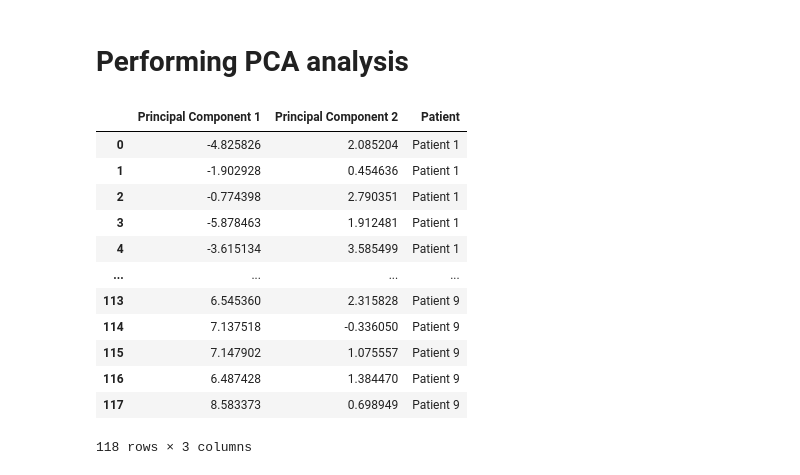
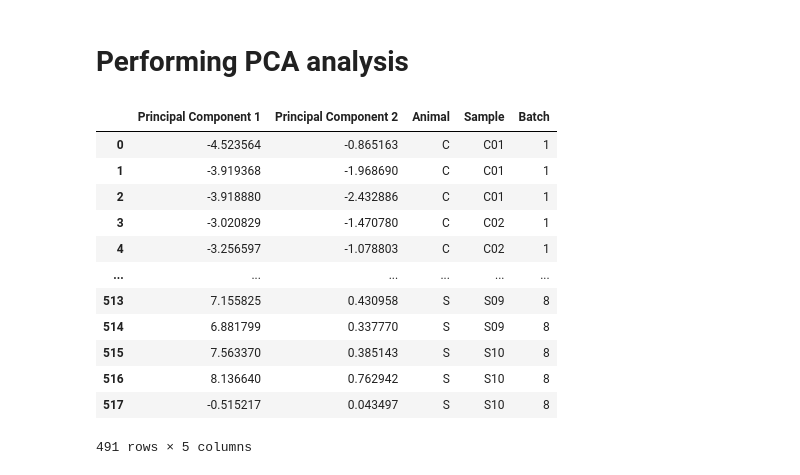
Before and after one commit to adam-grove/Final-year-project-AG, a Jupyter notebook: Analysis/PCA_Visualiser.ipynb, the cells around one changed output. Saved outputs shown, nothing was run; the diff lists cells and outputs as text; code cells hidden in the pictures.

```diff
--- a/Analysis/PCA_Visualiser.ipynb
+++ b/Analysis/PCA_Visualiser.ipynb
@@ -96,0 +70,26 @@ array(['Patient 1', 'Patient 2', 'Patient 3', 'Patient 4', 'Patient 5',
+# %%
+# Extracting the sample type, batch and replicate information
+labels = []
+batches = []
+sample_info = []
+animals = []
+samples = []
+for col in df.columns[1:]:
+  parts = col.split('_')
+  sample_info.append((parts[0], parts[1], int(parts[2][3:])))
+
+  batches.append(int(parts[0][-1]))
+  animals.append(parts[1][:1])
+
+  samples.append(parts[1])
+
+
+
+shapes = {'Q': 'o', 'C': 's', 'S': '^'}
+
+transposed_df = df[2:].T
+transposed_df = transposed_df.rename(columns =  transposed_df.iloc[0])
+transposed_df = transposed_df.iloc[1:]
+# transposed_df
+
+sample_info
@@ -97,7 +114,7 @@ array(['Patient 1', 'Patient 2', 'Patient 3', 'Patient 4', 'Patient 5',
 # %% [markdown]
 # Scaling the data
 # %%
-x = StandardScaler().fit_transform(x)
+x = StandardScaler().fit_transform(transposed_df)
 # %% [markdown]
 ## Filling in missing values
 Using k-nearest neighbour
@@ -127,22 +144,27 @@ array([[-0.88771674, -0.59906799, -2.10439368, ..., -1.20634742,
 # Performing PCA analysis
 # %%
 pca = PCA(n_components=2)
-principalComponents = pca.fit_transform(x)
-principalDf = pd.DataFrame(data=principalComponents, columns=["Principal Component 1","Principal Component 2"])
-principalDf["Patient"] = patients
+pca_data = pca.fit_transform(x)
+principalDf = pd.DataFrame(data=pca_data, columns=["Principal Component 1","Principal Component 2"])
+
+principalDf["Animal"] = animals
+principalDf["Sample"] = samples
+principalDf["Batch"] = batches
+
+principalDf = principalDf[principalDf["Animal"] != "B"]
 
 principalDf
 # %% [output]
-|  | Principal Component 1 | Principal Component 2 | Patient |
-| 0 | -4.825826 | 2.085204 | Patient 1 |
-| 1 | -1.902928 | 0.454636 | Patient 1 |
-| 2 | -0.774398 | 2.790351 | Patient 1 |
-| 3 | -5.878463 | 1.912481 | Patient 1 |
-| 4 | -3.615134 | 3.585499 | Patient 1 |
-| ... | ... | ... | ... |
-| 113 | 6.545360 | 2.315828 | Patient 9 |
-| 114 | 7.137518 | -0.336050 | Patient 9 |
-| 115 | 7.147902 | 1.075557 | Patient 9 |
-| 116 | 6.487428 | 1.384470 | Patient 9 |
-| 117 | 8.583373 | 0.698949 | Patient 9 |
+|  | Principal Component 1 | Principal Component 2 | Animal | Sample | Batch |
+| 0 | -4.523564 | -0.865163 | C | C01 | 1 |
+| 1 | -3.919368 | -1.968690 | C | C01 | 1 |
+| 2 | -3.918880 | -2.432886 | C | C01 | 1 |
+| 3 | -3.020829 | -1.470780 | C | C02 | 1 |
+| 4 | -3.256597 | -1.078803 | C | C02 | 1 |
+| ... | ... | ... | ... | ... | ... |
+| 513 | 7.155825 | 0.430958 | S | S09 | 8 |
+| 514 | 6.881799 | 0.337770 | S | S09 | 8 |
+| 515 | 7.563370 | 0.385143 | S | S10 | 8 |
+| 516 | 8.136640 | 0.762942 | S | S10 | 8 |
+| 517 | -0.515217 | 0.043497 | S | S10 | 8 |
-118 rows × 3 columns
+491 rows × 5 columns
```
Also changed, not shown: parts of 12 cells of this notebook.
